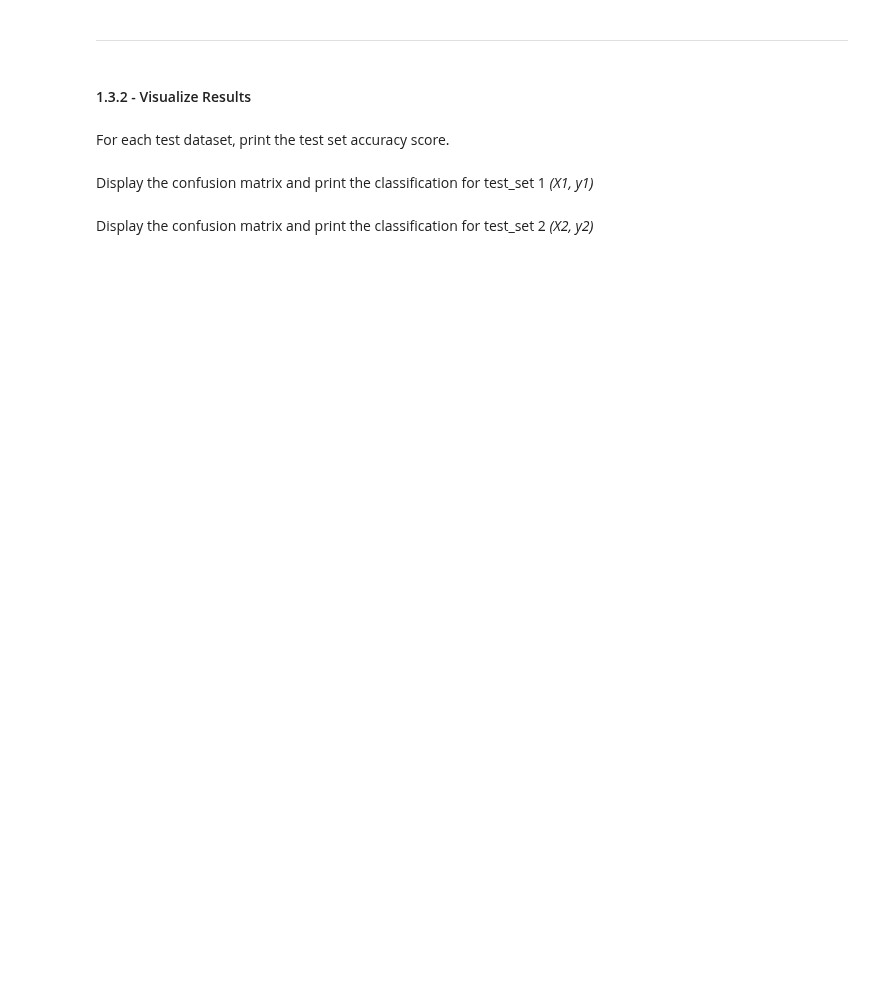
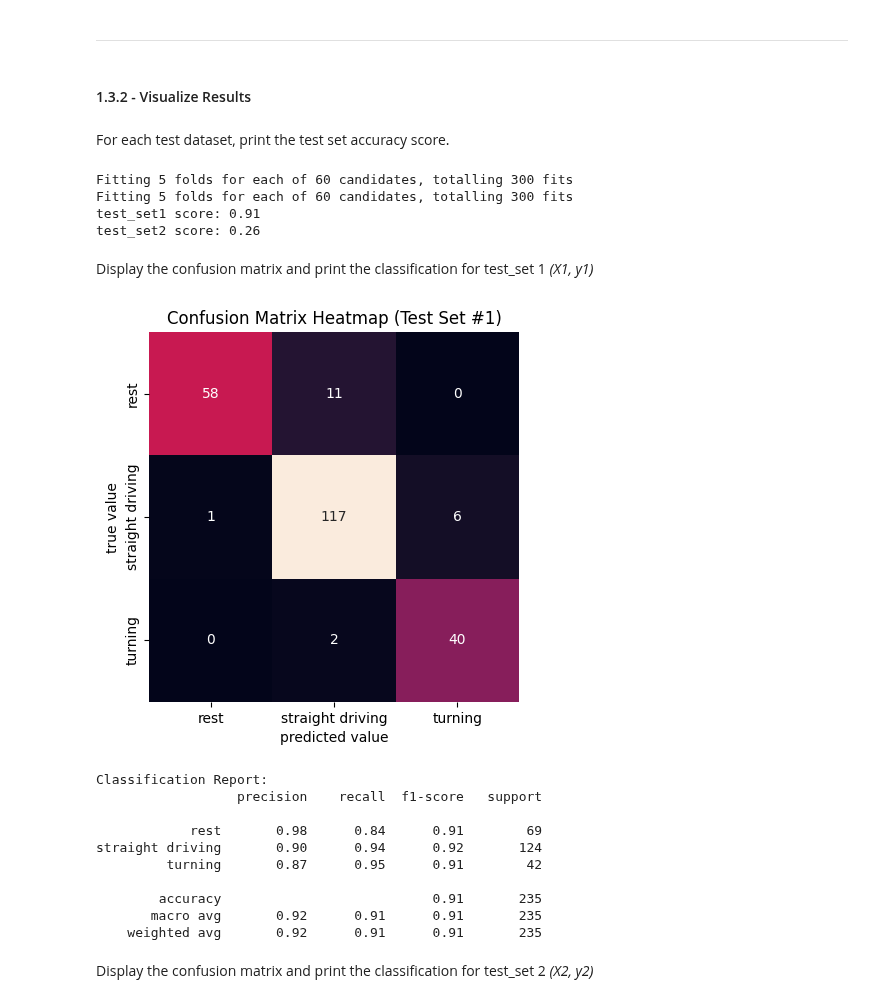
Before and after one commit to azizaahsan1/engg680_2024_fall, a Jupyter notebook: Lab_Assignment4/Assignment 4.ipynb, the cells around one changed output. Drawn from its saved outputs; the diff is of its cells as text; code cells hidden in the pictures; blank space fills up the shorter version.

```diff
--- a/Lab_Assignment4/Assignment 4.ipynb
+++ b/Lab_Assignment4/Assignment 4.ipynb
@@ -169,6 +273,6 @@ The test_sets must be seperated into features (Xs) and targets (ys).
 # %%
 # TODO - Load the target vector from test_set1 into y1, and all features from test_set1 into X1
 # (1 marks)
-# y1 =
-# X1 =
+y1 = test_set1['motion_state']
+X1 = test_set1.drop('motion_state', axis=1)
 X1.head(2)
@@ -192,2 +300,25 @@ For each test dataset, print the test set accuracy score.
+# %%
+# TODO - Print test score accuracies for test_set1 and test_set2
+# (1 marks)
+
+X1_train, X1_test, y1_train, y1_test = train_test_split(X1, y1, test_size=0.3, random_state=42, stratify=y1)
+X2_train, X2_test, y2_train, y2_test = train_test_split(X2, y2, test_size=0.3, random_state=42, stratify=y2)
+
+grid_search = GridSearchCV(pipe, param_grid, cv=5, n_jobs=-1, verbose=1)
+grid_search.fit(X1_train, y1_train)
+
+grid_search = GridSearchCV(pipe, param_grid, cv=5, n_jobs=-1, verbose=1)
+grid_search.fit(X2_train, y2_train)
+
+test1_score = grid.score(X1_test, y1_test)
+test2_score = grid.score(X2_test, y2_test)
+
+print("test_set1 score: {:.2f}".format(test1_score))
+print("test_set2 score: {:.2f}".format(test2_score))
+# %% [output]
+Fitting 5 folds for each of 60 candidates, totalling 300 fits
+Fitting 5 folds for each of 60 candidates, totalling 300 fits
+test_set1 score: 0.91
+test_set2 score: 0.26
 # %% [markdown]
 Display the confusion matrix and print the classification for test_set 1 *(X1, y1)*
@@ -197,2 +325,29 @@ Display the confusion matrix and print the classification for test_set 1 *(X1, y
+# %%
+# TODO - Display confusion matrix and print classification report for (X1, y1)
+# (1 marks)
+y1_pred = grid.predict(X1_test)
+conf_mat = confusion_matrix(y1_test, y1_pred)
+
+sns.heatmap(conf_mat, xticklabels=['rest', 'straight driving', 'turning'],  yticklabels=['rest', 'straight driving', 'turning'], square=True, annot=True, cbar=False, fmt='d')
+plt.xlabel('predicted value')
+plt.ylabel('true value')
+plt.title("Confusion Matrix Heatmap (Test Set #1)")
+plt.show()
+
+class_report = classification_report(y1_test, y1_pred, target_names=['rest', 'straight driving', 'turning'])
+print("Classification Report:")
+print(class_report)
+# %% [output]
+[figure, added]
+Classification Report:
+                  precision    recall  f1-score   support
+
+            rest       0.98      0.84      0.91        69
+straight driving       0.90      0.94      0.92       124
+         turning       0.87      0.95      0.91        42
+
+        accuracy                           0.91       235
+       macro avg       0.92      0.91      0.91       235
+    weighted avg       0.92      0.91      0.91       235
 # %% [markdown]
 Display the confusion matrix and print the classification for test_set 2 *(X2, y2)*
```
Also changed, not shown: parts of 102 cells of this notebook.
